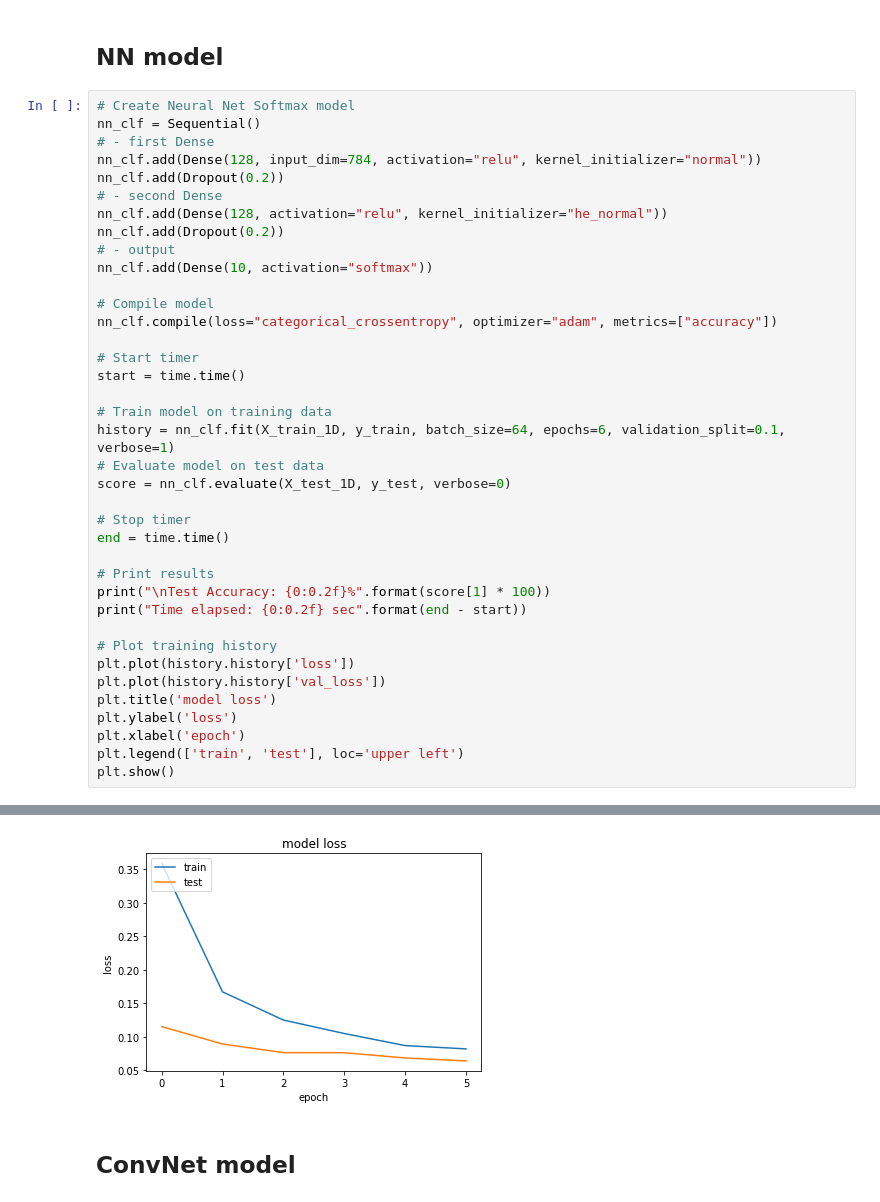
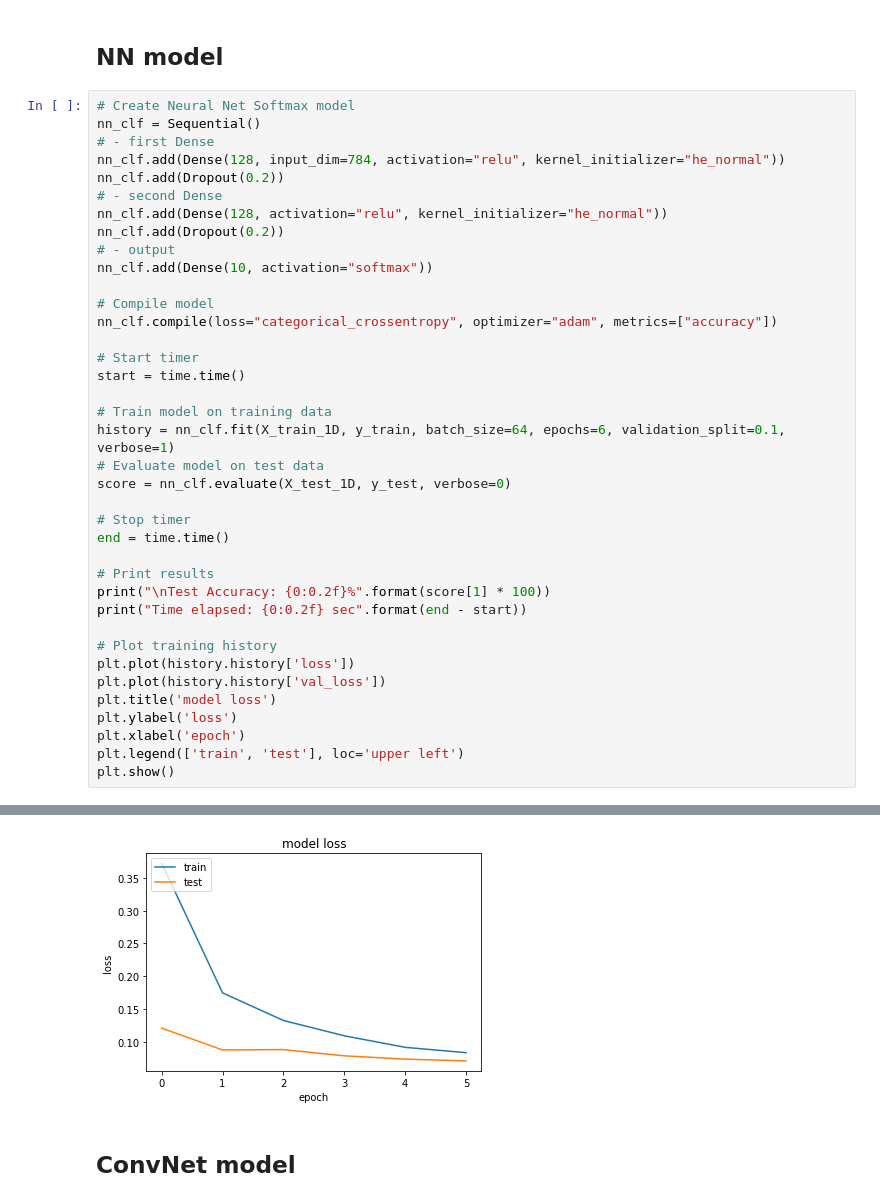
Before and after one commit to jhagelback/ml-sk, a Jupyter notebook: Keras/MNIST Keras.ipynb, the cells around one changed output, grey strips where cells are left out. Saved outputs shown, nothing was run; the diff lists cells and outputs as text.

```diff
--- a/Keras/MNIST Keras.ipynb
+++ b/Keras/MNIST Keras.ipynb
@@ -124,7 +124,7 @@ Time elapsed: 5.43 sec
 # Create Neural Net Softmax model
 nn_clf = Sequential()
 # - first Dense
-nn_clf.add(Dense(128, input_dim=784, activation="relu", kernel_initializer="normal"))
+nn_clf.add(Dense(128, input_dim=784, activation="relu", kernel_initializer="he_normal"))
 nn_clf.add(Dropout(0.2))
 # - second Dense
 nn_clf.add(Dense(128, activation="relu", kernel_initializer="he_normal"))
@@ -177,4 +177,4 @@ Time elapsed: 8.26 sec
-[figure, old version]
+[figure, new version]
 # %% [markdown]
 ## ConvNet model
 # %%
```
Also changed, not shown: parts of 3 cells of this notebook, 4 other files.
